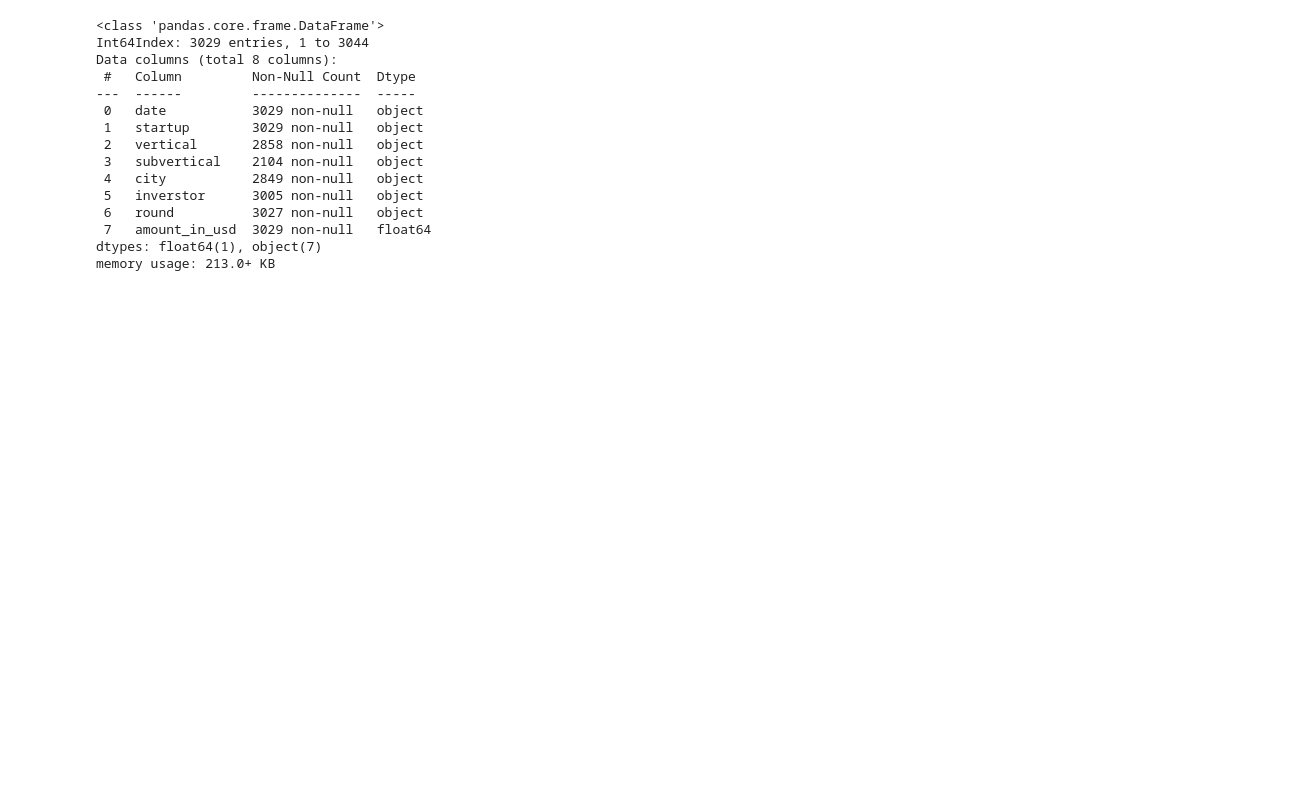
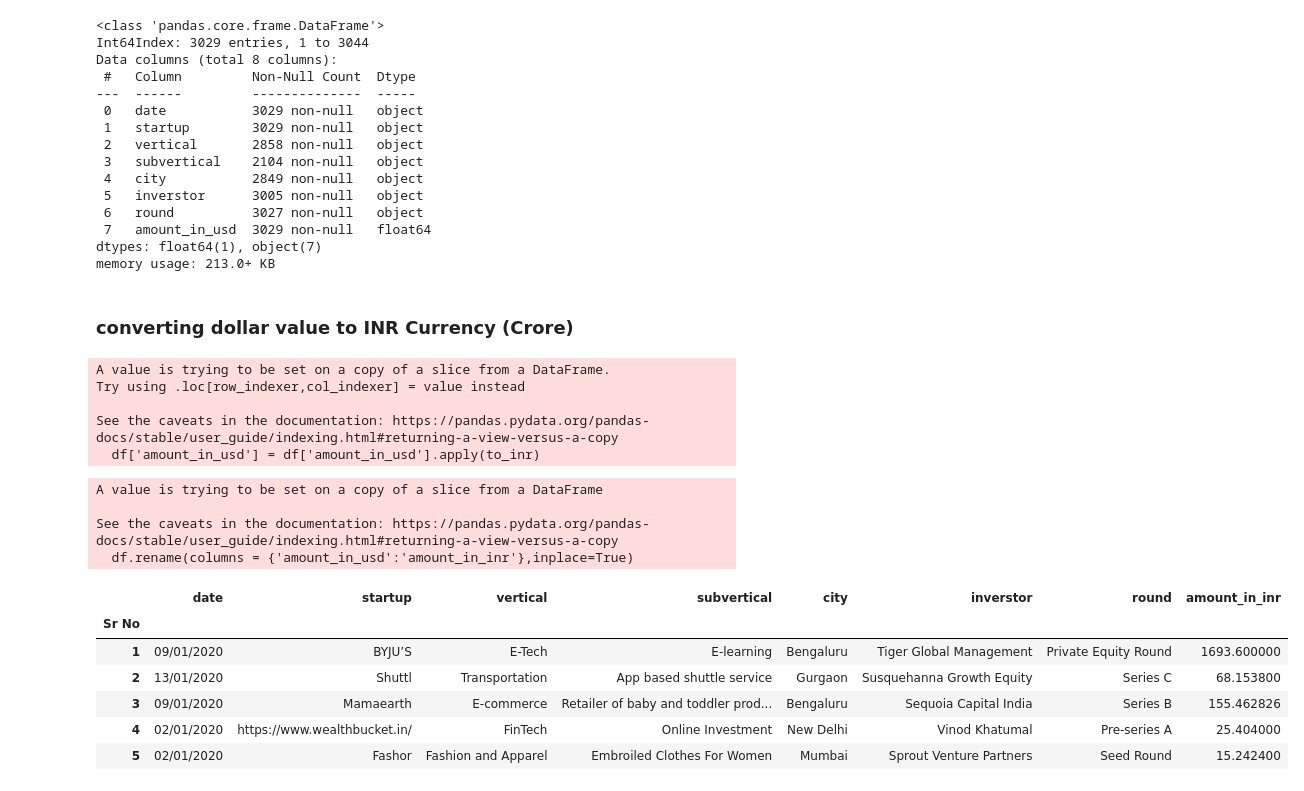
Before and after one commit to Soumyajit71/Indian-Startup-Funding-Analysis, a Jupyter notebook: startup funding analysis.ipynb, the cells around one changed output. Cells and saved outputs as stored; diff of their text form; code cells hidden in the pictures; blank space fills up the shorter version.

Commit message:
changed dollar value to inr

```diff
--- a/startup funding analysis.ipynb
+++ b/startup funding analysis.ipynb
@@ -178,3 +178,34 @@ Data columns (total 8 columns):
  7   amount_in_usd  3029 non-null   float64
 dtypes: float64(1), object(7)
 memory usage: 213.0+ KB
+# %% [markdown]
+### converting dollar value to INR Currency (Crore)
+# %%
+def to_inr(dollar):
+    inr = dollar * 84.68
+    return inr / 10000000
+# %%
+df['amount_in_usd'] = df['amount_in_usd'].apply(to_inr)
+# %% [output]
+A value is trying to be set on a copy of a slice from a DataFrame.
+Try using .loc[row_indexer,col_indexer] = value instead
+
+See the caveats in the documentation: https://pandas.pydata.org/pandas-docs/stable/user_guide/indexing.html#returning-a-view-versus-a-copy
+  df['amount_in_usd'] = df['amount_in_usd'].apply(to_inr)
+# %%
+df.rename(columns = {'amount_in_usd':'amount_in_inr'},inplace=True)
+# %% [output]
+A value is trying to be set on a copy of a slice from a DataFrame
+
+See the caveats in the documentation: https://pandas.pydata.org/pandas-docs/stable/user_guide/indexing.html#returning-a-view-versus-a-copy
+  df.rename(columns = {'amount_in_usd':'amount_in_inr'},inplace=True)
+# %%
+df.head()
+# %% [output]
+|  | date | startup | vertical | subvertical | city | inverstor | round | amount_in_inr |
+| Sr No |  |  |  |  |  |  |  |  |
+| 1 | 09/01/2020 | BYJU’S | E-Tech | E-learning | Bengaluru | Tiger Global Management | Private Equity Round | 1693.600000 |
+| 2 | 13/01/2020 | Shuttl | Transportation | App based shuttle service | Gurgaon | Susquehanna Growth Equity | Series C | 68.153800 |
+| 3 | 09/01/2020 | Mamaearth | E-commerce | Retailer of baby and toddler prod... | Bengaluru | Sequoia Capital India | Series B | 155.462826 |
+| 4 | 02/01/2020 | https://www.wealthbucket.in/ | FinTech | Online Investment | New Delhi | Vinod Khatumal | Pre-series A | 25.404000 |
+| 5 | 02/01/2020 | Fashor | Fashion and Apparel | Embroiled Clothes For Women | Mumbai | Sprout Venture Partners | Seed Round | 15.242400 |
```
